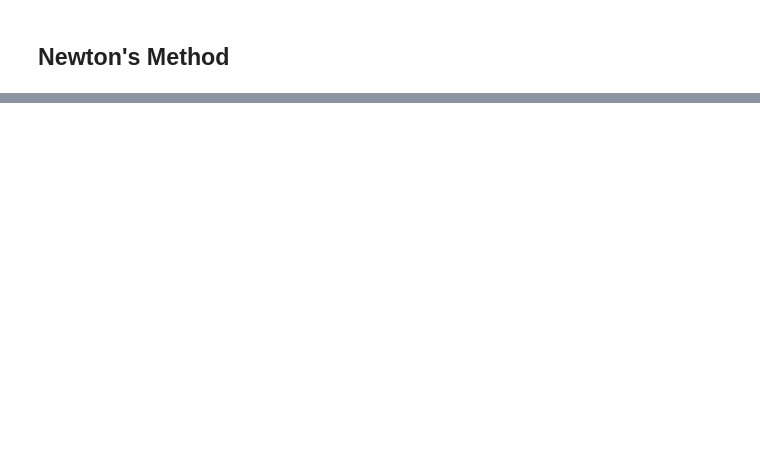
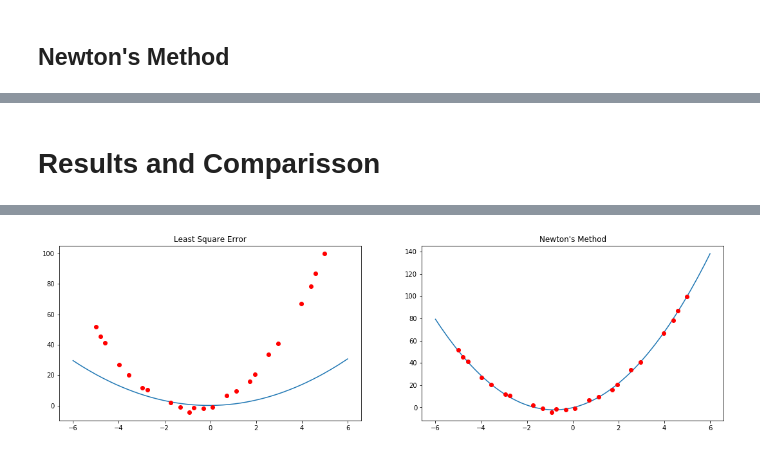
Before and after one commit to JimmyChiu702/ML-Homework-1, a Jupyter notebook: homework_1.ipynb, the cells around one changed output, grey strips where cells are left out. Drawn from its saved outputs; the diff is of its cells as text; code cells hidden in the pictures; blank space fills up the shorter version.

```diff
--- a/homework_1.ipynb
+++ b/homework_1.ipynb
@@ -7,7 +5,7 @@ import numpy as np
 import matplotlib.pyplot as plt
 
 n = 3
-l = 0
+l = 10000
 # %%
 # preprocess input file
 
@@ -78,6 +78,6 @@ for i in range(1, n):
     A[:, n-i-1] = data_points[:, 0]**i
 b = data_points[:, 1]
 
-v = inverse(A.transpose().dot(A) + l*np.identity(A.shape[1])).dot(A.transpose()).dot(b)
-print(v)
+lse_result = inverse(A.transpose().dot(A) + l*np.identity(A.shape[1])).dot(A.transpose()).dot(b)
+print(lse_result)
 # %% [output]
@@ -104,2 +85,14 @@ plt.show()
 # %% [markdown]
 ## Newton's Method
+# %%
+# calculate Hessian
+
+max_power = 2*n-2
+x_power_sum = np.zeros(max_power+1)
+for i in range(max_power+1):
+    x_power_sum[i] = (data_points[:, 0]**(max_power-i)).sum()
+H = np.zeros((n, n))
+for i in range(n):
+    for j in range(n):
+        H[i, j] = 2*x_power_sum[i+j]
+inv_H = inverse(H)
@@ -105,0 +124,56 @@ plt.show()
+# %% [markdown]
+# Results and Comparisson
+# %%
+M = np.max(data_points[:, 0])
+m = np.min(data_points[:, 0])
+left = m - (M-m)*0.1
+right = M + (M-m)*0.1
+
+x = np.linspace(left, right, data_points.shape[0]*10)
+_x = np.ones((x.size, n))
+for i in range(1, n):
+    _x[:, n-i-1] = x**i
+lse_y = _x.dot(lse_result)
+newton_y = _x.dot(newton_method_result)
+
+
+# graph
+
+fig, axs = plt.subplots(1, 2)
+fig.set_size_inches(18.5, 5)
+axs[0].plot(x, lse_y)
+axs[0].plot(data_points[:, 0], data_points[:, 1], 'ro')
+axs[0].set_title('Least Square Error')
+axs[1].plot(x, newton_y)
+axs[1].plot(data_points[:, 0], data_points[:, 1], 'ro')
+axs[1].set_title('Newton\'s Method')
+
+
+# comparisson
+
+def square_error(points, line):
+    _x = np.ones((points.shape[0], line.size))
+    for i in range(1, line.size):
+        _x[:, n-i-1] = data_points[:, 0]**i
+    _y = _x.dot(line)
+    se = sum((data_points[:, 1] - _y)**2)
+    return se
+
+print('LSE')
+print('Fitting line: ', end='')
+for i in range(n-1, -1, -1):
+    if i != 0:
+        print('{:f}x^{:d} + '.format(lse_result[n-i-1], i), end='')
+    else:
+        print('{:f}'.format(lse_result[n-i-1]))
+print('Total error: {:f}'.format(square_error(data_points, lse_result)))
+print('\n')
+print('Newton\'s method')
+print('Fitting line: ', end='')
+for i in range(n-1, -1, -1):
+    if i != 0:
+        print('{:f}x^{:d} + '.format(newton_method_result[n-i-1], i), end='')
+    else:
+        print('{:f}'.format(newton_method_result[n-i-1]))
+print('Total error: {:f}'.format(square_error(data_points, newton_method_result)))
+# %% [output]
@@ -105,0 +188 @@ plt.show()
+[figure, added]
```
Also changed, not shown: parts of 6 cells of this notebook.
